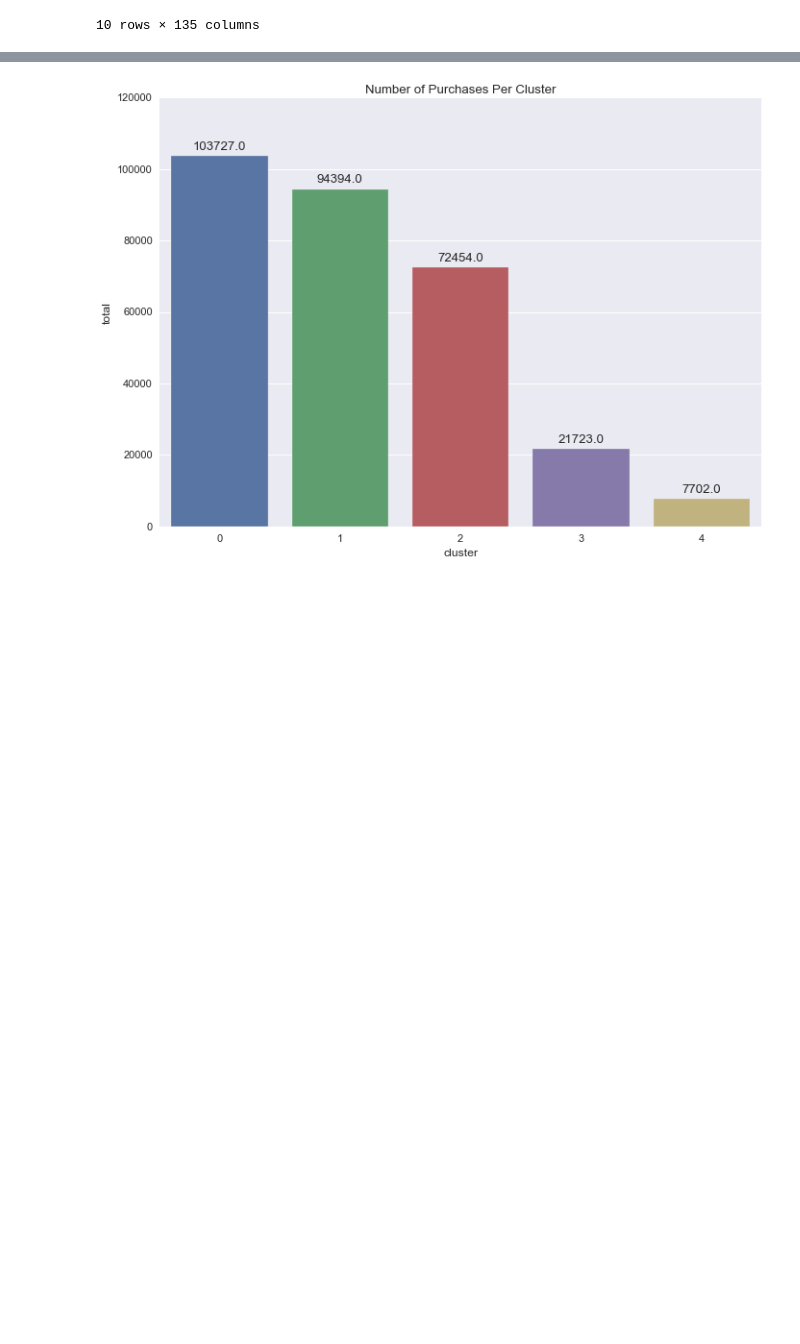
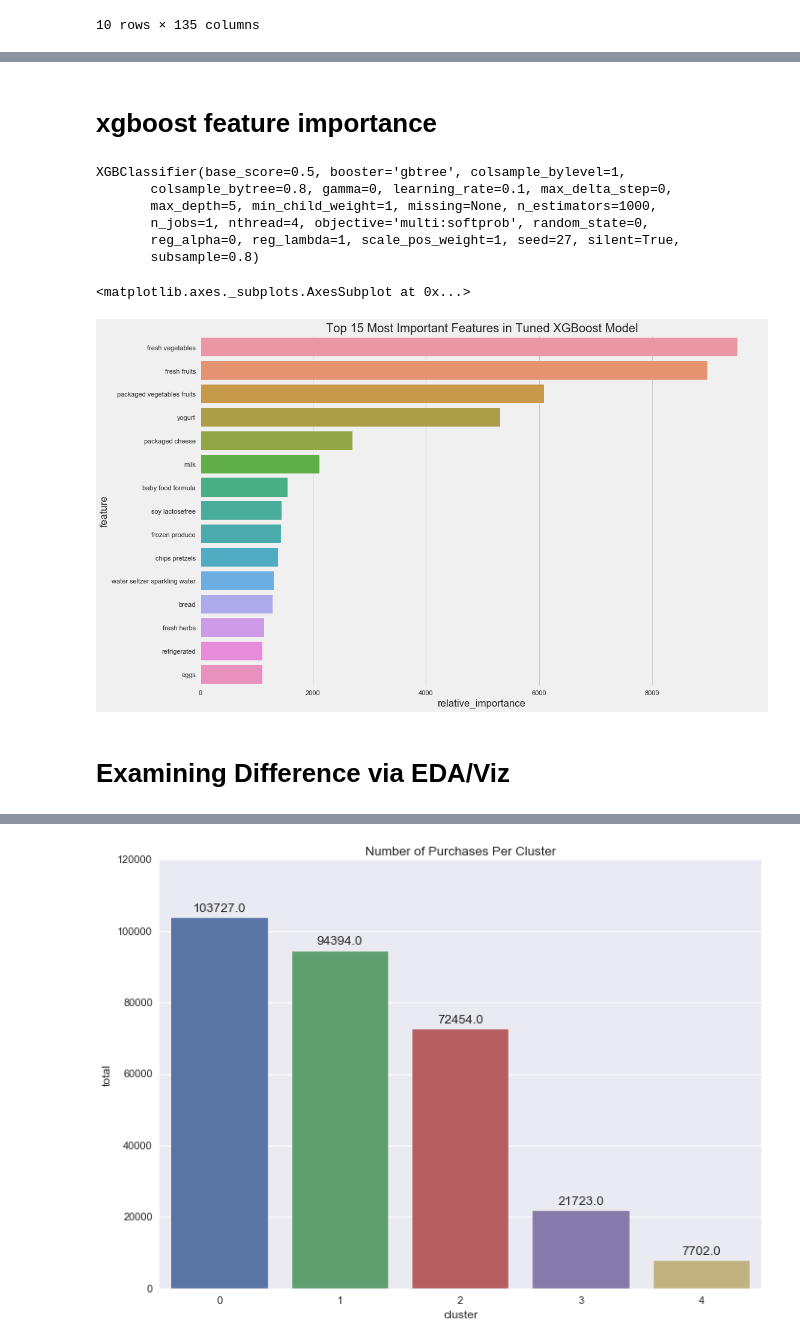
Before and after one commit to IgorKretov/instacart_customer_segmentation, a Jupyter notebook: instacart_customer_segmentation.ipynb, the cells around one changed output, grey strips where cells are left out. Drawn from its saved outputs; the diff is of its cells as text; code cells hidden in the pictures; blank space fills up the shorter version.

Commit message:
added analysis of clusters via sklearn feature selection as well as via xgboost feature importance

```diff
--- a/instacart_customer_segmentation.ipynb
+++ b/instacart_customer_segmentation.ipynb
@@ -457,3 +532,41 @@ clust_prod.head(10)
+# %% [markdown]
+# xgboost feature importance
+# %%
+y=clust_prod.iloc[:,-1]
+X=clust_fs
+xgtrain = xgb.DMatrix(X, label=y)
+clf = xgb.XGBClassifier(
+ learning_rate =0.1,
+ n_estimators=1000,
+ max_depth=5,
+ min_child_weight=1,
+ gamma=0,
+ subsample=0.8,
+ colsample_bytree=0.8,
+ objective= 'multi:softprob',
+ nthread=4,
+ scale_pos_weight=1,
+ seed=27)
+model=clf
+model.fit(X,y)
+# %% [output]
+XGBClassifier(base_score=0.5, booster='gbtree', colsample_bylevel=1,
+       colsample_bytree=0.8, gamma=0, learning_rate=0.1, max_delta_step=0,
+       max_depth=5, min_child_weight=1, missing=None, n_estimators=1000,
+       n_jobs=1, nthread=4, objective='multi:softprob', random_state=0,
+       reg_alpha=0, reg_lambda=1, scale_pos_weight=1, seed=27, silent=True,
+       subsample=0.8)
+# %%
+top_15_features=pd.DataFrame.from_dict(clf.get_booster().get_score(importance_type='weight'),orient='index').sort_values([0],ascending=False).head(15).reset_index()
+top_15_features.columns=['feature','relative_importance']
+plt.figure(figsize=(15,10))
+plt.title("Top 15 Most Important Features in Tuned XGBoost Model")
+sns.barplot(y='feature',x='relative_importance',data=top_15_features,orient='h')
+# %% [output]
+<matplotlib.axes._subplots.AxesSubplot at 0x...>
+[figure, added]
+# %% [markdown]
+# Examining Difference via EDA/Viz
 # %%
 print (clust_prod.shape)
 f,arr = plt.subplots(3,2,sharex=True,figsize=(15,15))
```
Also changed, not shown: parts of 21 cells of this notebook.
